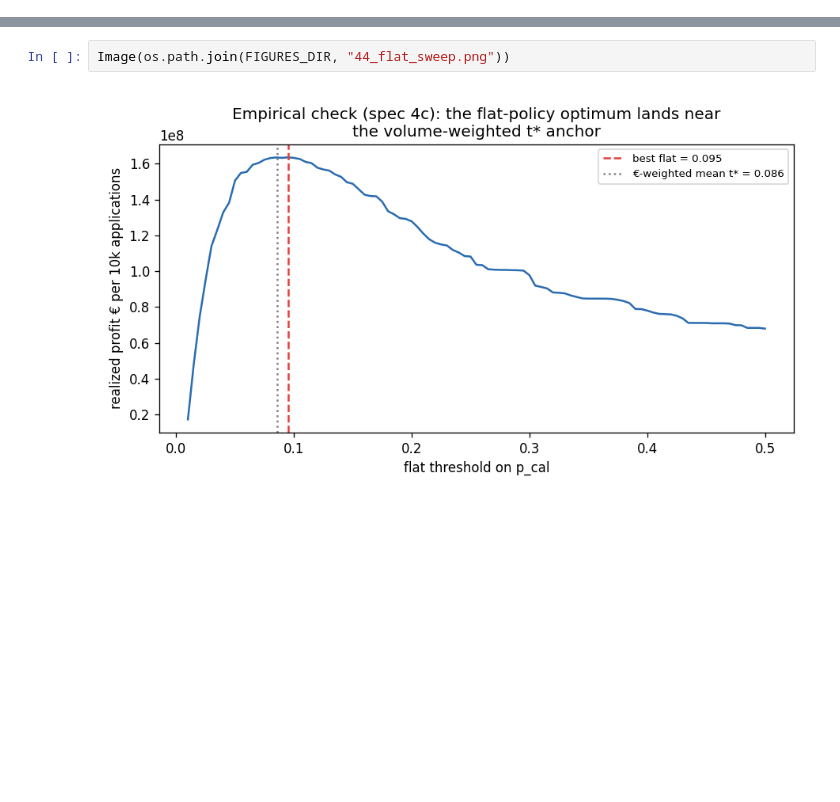
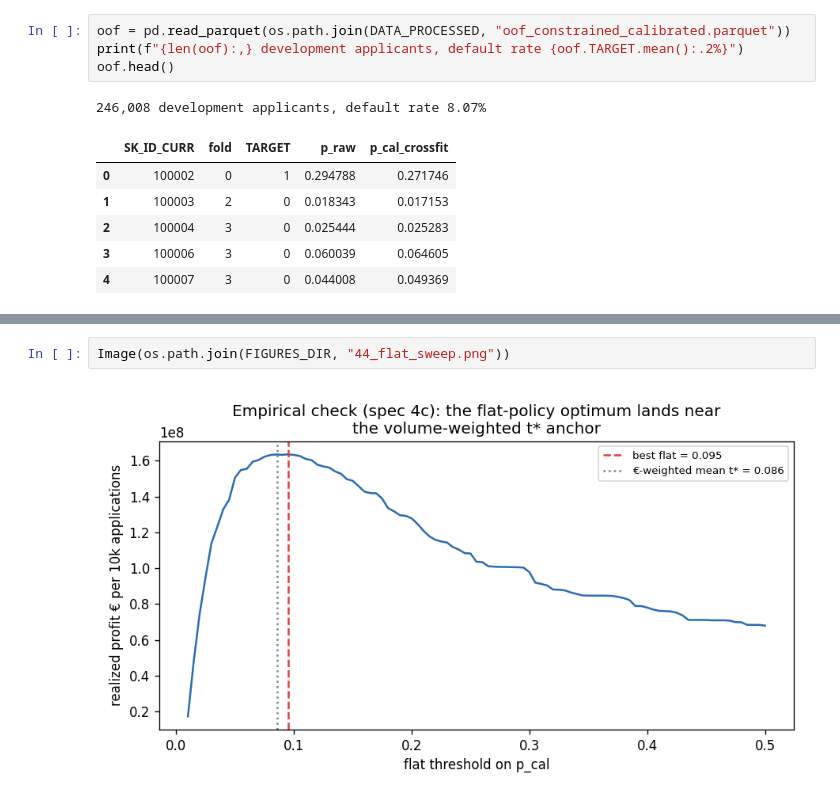
Before and after one commit to heyydaniyal/Credit-Riskk, a Jupyter notebook: notebooks/04_calibration_decision.ipynb, the cells around one changed output, grey strips where cells are left out. Saved outputs shown, nothing was run; the diff lists cells and outputs as text; blank space fills up the shorter version.

```diff
--- a/notebooks/04_calibration_decision.ipynb
+++ b/notebooks/04_calibration_decision.ipynb
@@ -25,0 +50,12 @@ alignment: PSI 0.00024, KS 0.0041, std ratio 1.027
+# %%
+oof = pd.read_parquet(os.path.join(DATA_PROCESSED, "oof_constrained_calibrated.parquet"))
+print(f"{len(oof):,} development applicants, default rate {oof.TARGET.mean():.2%}")
+oof.head()
+# %% [output]
+246,008 development applicants, default rate 8.07%
+|  | SK_ID_CURR | fold | TARGET | p_raw | p_cal_crossfit |
+| 0 | 100002 | 0 | 1 | 0.294788 | 0.271746 |
+| 1 | 100003 | 2 | 0 | 0.018343 | 0.017153 |
+| 2 | 100004 | 3 | 0 | 0.025444 | 0.025283 |
+| 3 | 100006 | 3 | 0 | 0.060039 | 0.064605 |
+| 4 | 100007 | 3 | 0 | 0.044008 | 0.049369 |
```
Also changed, not shown: parts of 30 cells of this notebook, 56 other files.
